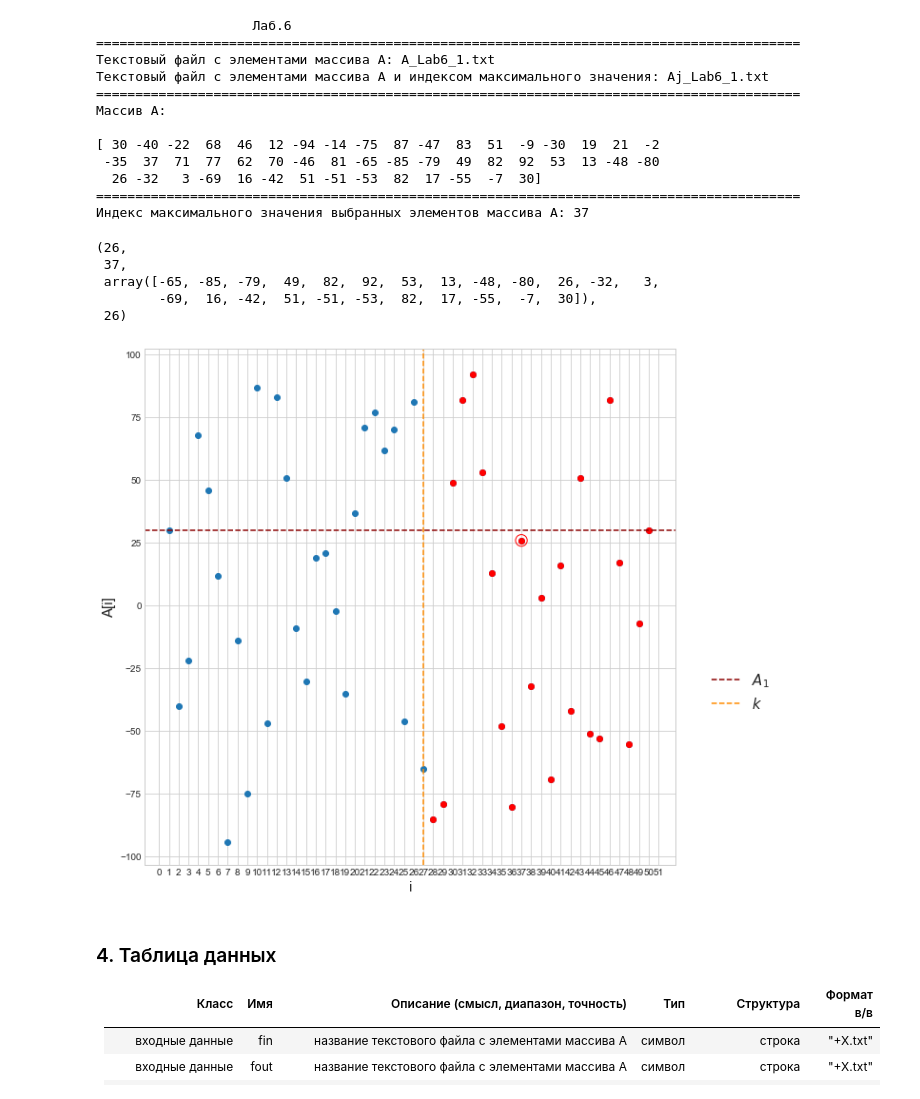
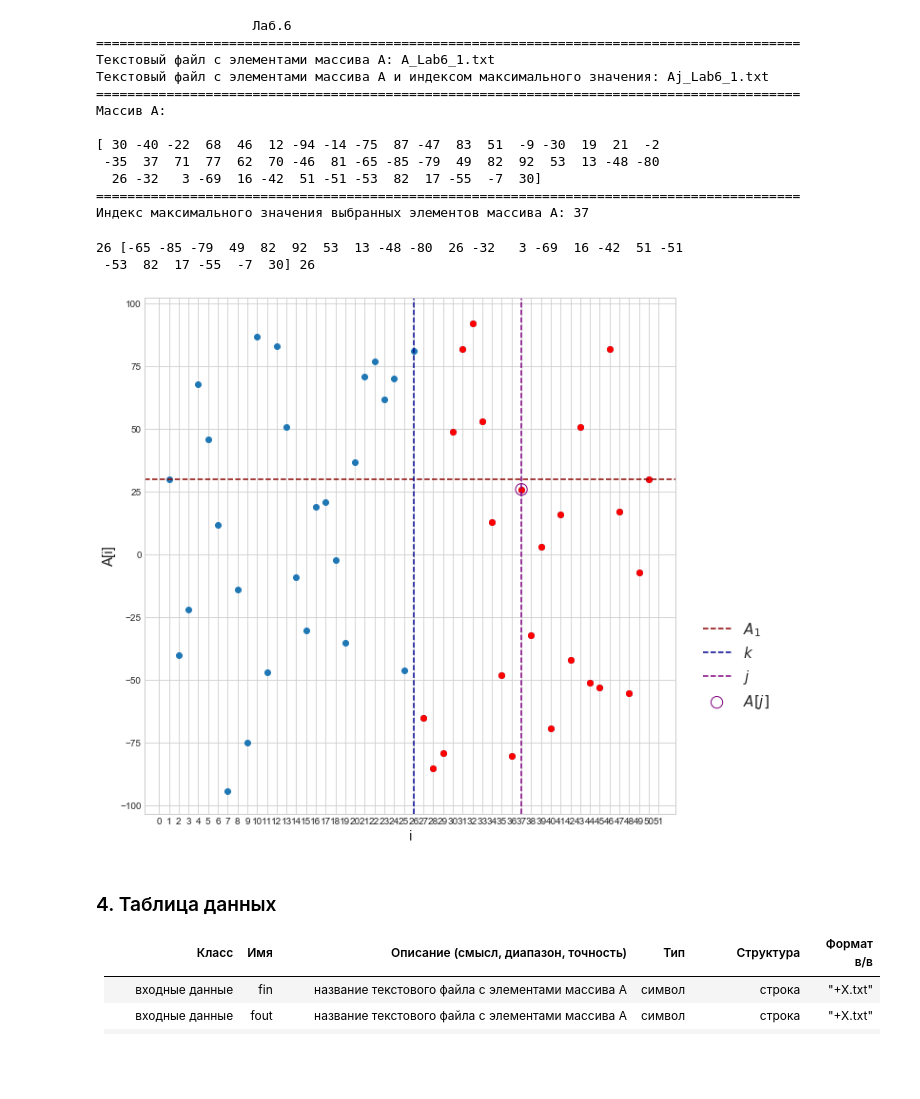
Before and after one commit to OlgaBelitskaya/math_20182019, a Jupyter notebook: program_lab6.ipynb, the cells around one changed output. Cells and saved outputs as stored; diff of their text form; code cells hidden in the pictures; blank space fills up the shorter version.

```diff
--- a/program_lab6.ipynb
+++ b/program_lab6.ipynb
@@ -56,18 +88,23 @@ with open(fin, 'r') as f:
 print(90*'=' + '\n' + 'Массив A: \n')
 print(A)
 
-k = numpy.max(numpy.where(A % 9 == 0)) + 1
-if len(numpy.where(A[k:] < A[0])[0]) == 0:
-    print('Нет таких элементов')
+if (len(numpy.where(A % 9 == 0)[0]) == 0) or (len(numpy.where(A < A[0])[0]) == 0):
+    print(90*'=' + '\n' + 'Нет таких элементов')
+    j = 0
 else:
-    j = numpy.where(A == numpy.max(A[k:][numpy.where(A[k:] < A[0])]))[0][0] + 1
+    k = numpy.max(numpy.where(A % 9 == 0)) + 1
+    if (k == len(A)) or (len(numpy.where(A[k:] < A[0])[0]) == 0):
+        print(90*'=' + '\n' + 'Нет таких элементов')
+        j = 0
+    else:
+        j = numpy.argwhere(A[k:] == max(A[k:][A[k:] < A[0]]))[0][0] + k + 1
 
-    print(90*'=' + '\n' + 'Индекс максимального значения выбранных элементов массива A:', j)
+        print(90*'=' + '\n' + 'Индекс максимального значения выбранных элементов массива A:', j)
 
-    with open(fout, 'w') as f:
-        for i in range(len(A)):
-            f.write("{}\n".format(A[i]))
-        f.write("{}".format(j))
+with open(fout, 'w') as f:
+    for i in range(len(A)):
+        f.write("{}\n".format(A[i]))
+    f.write("{}".format(j))
 # %% [output]
                     Лаб.6
 ==========================================================================================
@@ -82,28 +119,26 @@ else:
 ==========================================================================================
 Индекс максимального значения выбранных элементов массива A: 37
 # %%
-k, j, A[k:], A[j-1]
+print(k, A[k:], A[j-1])
 # %% [output]
-(26,
- 37,
- array([-65, -85, -79,  49,  82,  92,  53,  13, -48, -80,  26, -32,   3,
-        -69,  16, -42,  51, -51, -53,  82,  17, -55,  -7,  30]),
- 26)
+26 [-65 -85 -79  49  82  92  53  13 -48 -80  26 -32   3 -69  16 -42  51 -51
+ -53  82  17 -55  -7  30] 26
 # %%
 pylab.figure(figsize=(10,10))
 pylab.scatter(range(len(A)), A)
-pylab.scatter(range(k+1, len(A)), A[k+1:], c='r')
-pylab.scatter(j-1, A[j-1], s=150,
-              facecolors='none', edgecolors='r')
+pylab.scatter(range(k, len(A)), A[k:], c='r')
+pylab.scatter(j-1, A[j-1], s=150, label=r'$A[j]$',
+              facecolors='none', edgecolors='purple')
 pylab.axhline(A[0], c='darkred', ls='--', label=r'$A_1$')
-pylab.axvline(k, c='darkorange', ls='--', label=r'$k$')
+pylab.axvline(k-1, c='darkblue', ls='--', label=r'$k$')
+pylab.axvline(j-1, c='purple', ls='--', label=r'$j$')
 
 pylab.xlabel('i', fontsize=15)
 pylab.ylabel('A[i]', fontsize=15)
 pylab.xticks(range(-1, len(A)+1), range(len(A)+2));
 pylab.legend(fontsize=15, shadow=True, bbox_to_anchor=(1.2,0.4));
 # %% [output]
-[figure, old version]
+[figure, new version]
 # %% [markdown]
 ### 4. Таблица данных
 
```
Also changed, not shown: parts of 8 cells of this notebook.
